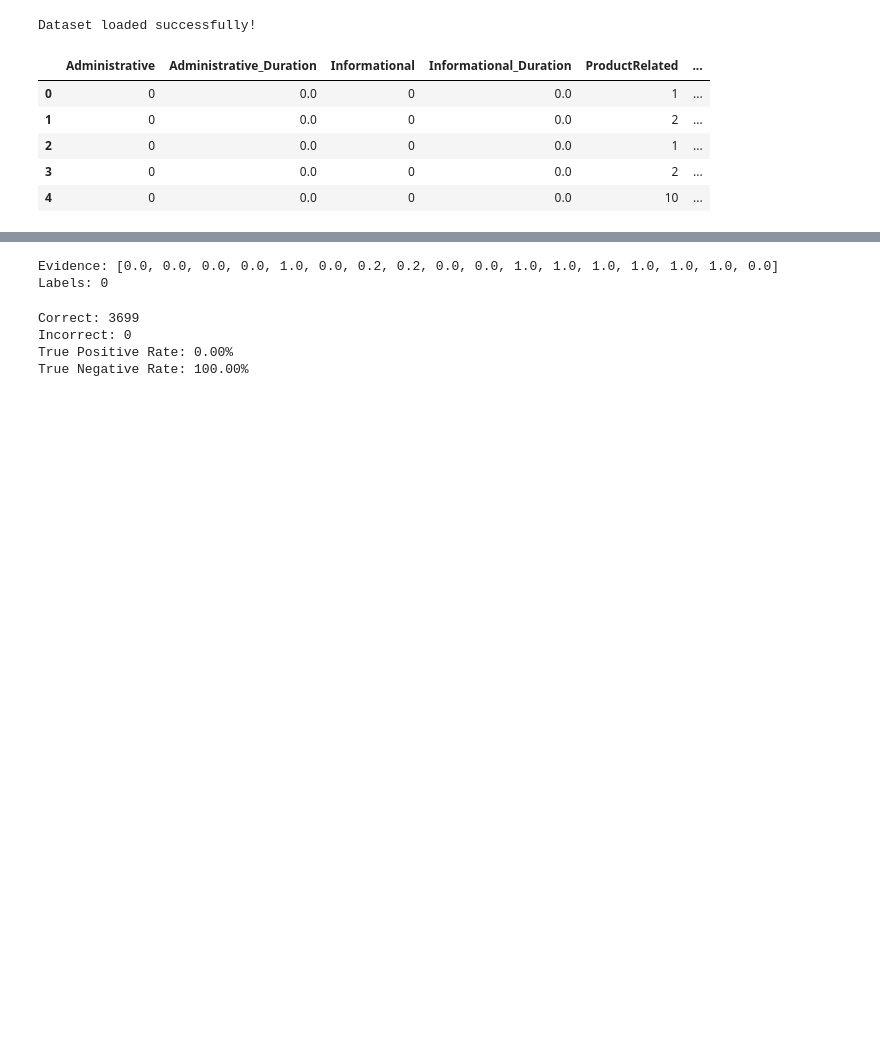
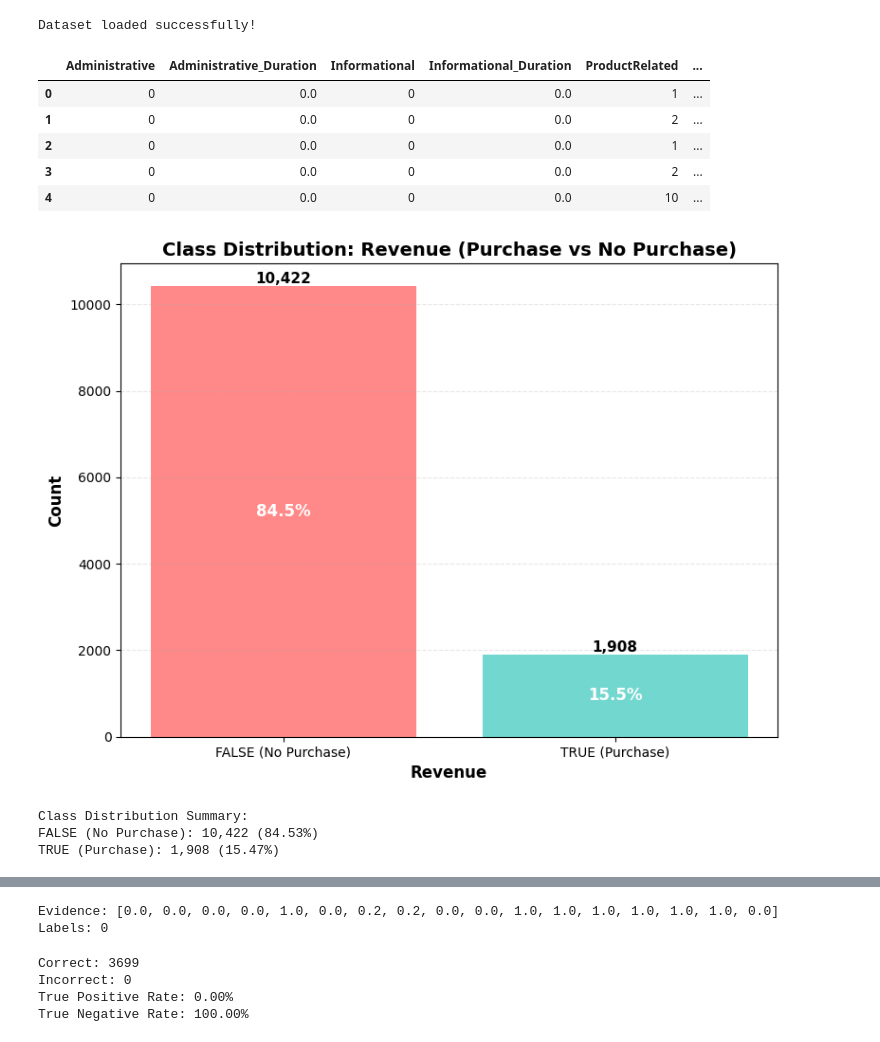
Before and after one commit to thekingslee/purchase-intent-classifier, a Jupyter notebook: purchase-intent.ipynb, the cells around one changed output, grey strips where cells are left out. Drawn from its saved outputs; the diff is of its cells as text; code cells hidden in the pictures; blank space fills up the shorter version.

Commit message:
Add plotted graph to visulaize data

```diff
--- a/purchase-intent.ipynb
+++ b/purchase-intent.ipynb
@@ -50,3 +52,40 @@ Dataset loaded successfully!
 | 2 | 0 | 0.0 | 0 | 0.0 | 1 | ... |
 | 3 | 0 | 0.0 | 0 | 0.0 | 2 | ... |
 | 4 | 0 | 0.0 | 0 | 0.0 | 10 | ... |
+# %%
+# Class distribution - Bar chart of Revenue (TRUE/FALSE)
+revenue_counts = df['Revenue'].value_counts()
+
+plt.figure(figsize=(8, 6))
+bars = plt.bar(revenue_counts.index, revenue_counts.values, color=['#FF6B6B', '#4ECDC4'], alpha=0.8)
+plt.xlabel('Revenue', fontsize=12, fontweight='bold')
+plt.ylabel('Count', fontsize=12, fontweight='bold')
+plt.title('Class Distribution: Revenue (Purchase vs No Purchase)', fontsize=14, fontweight='bold')
+plt.xticks(revenue_counts.index, labels=['FALSE (No Purchase)', 'TRUE (Purchase)'])
+
+# Add count labels on top of bars
+for bar in bars:
+    height = bar.get_height()
+    plt.text(bar.get_x() + bar.get_width()/2., height,
+             f'{int(height):,}',
+             ha='center', va='bottom', fontsize=11, fontweight='bold')
+
+# Add percentage labels
+total = revenue_counts.sum()
+for i, (idx, count) in enumerate(revenue_counts.items()):
+    percentage = (count / total) * 100
+    plt.text(i, count/2, f'{percentage:.1f}%',
+             ha='center', va='center', fontsize=12, fontweight='bold', color='white')
+
+plt.grid(axis='y', alpha=0.3, linestyle='--')
+plt.tight_layout()
+plt.show()
+
+print(f"\nClass Distribution Summary:")
+print(f"FALSE (No Purchase): {revenue_counts.get(False, 0):,} ({(revenue_counts.get(False, 0)/total*100):.2f}%)")
+print(f"TRUE (Purchase): {revenue_counts.get(True, 0):,} ({(revenue_counts.get(True, 0)/total*100):.2f}%)")
+# %% [output]
+[figure, added]
+Class Distribution Summary:
+FALSE (No Purchase): 10,422 (84.53%)
+TRUE (Purchase): 1,908 (15.47%)
```
Also changed, not shown: parts of 2 cells of this notebook.
